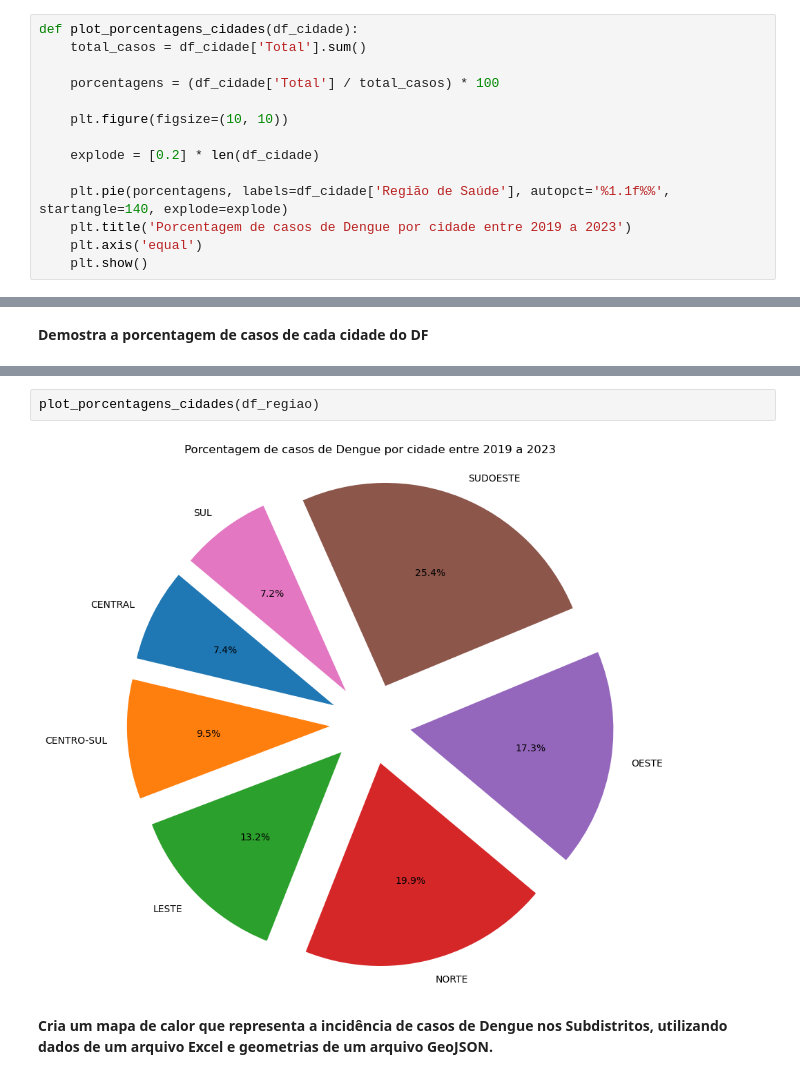
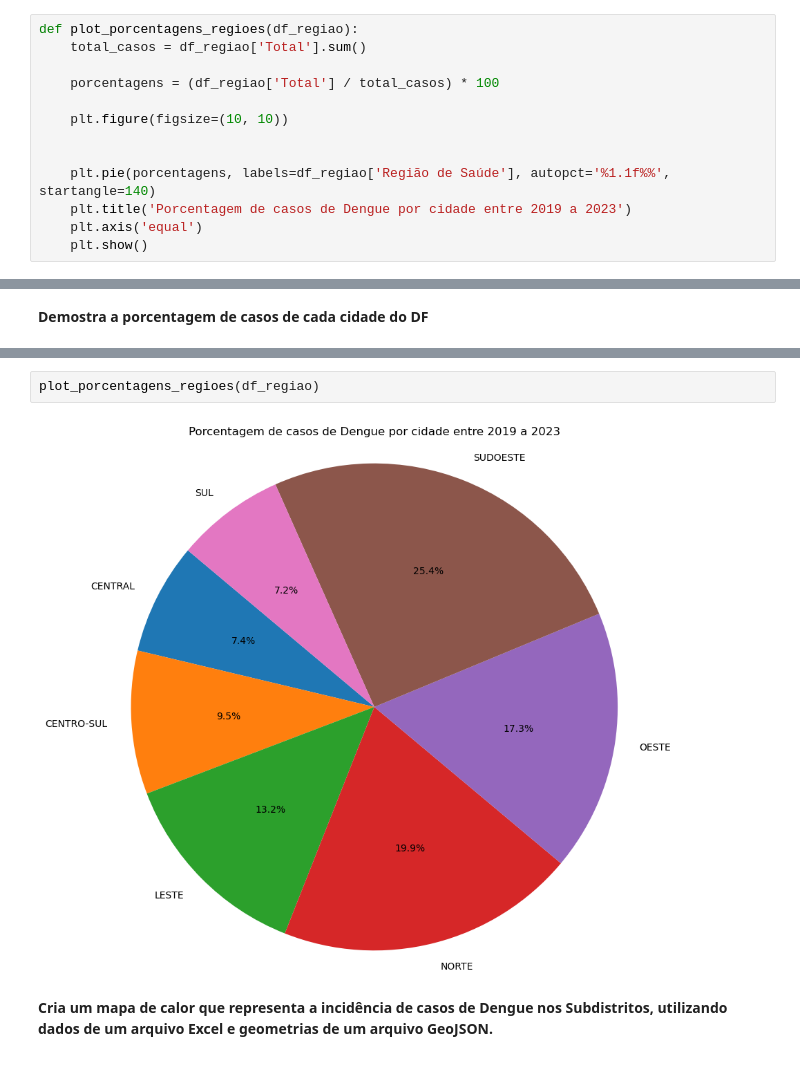
Before and after one commit to 07Dalmaso/-An-lise-Preditiva-cMonitoramento-Epidemiol-gico-da-Dengue-no-Distrito-Federal-2019-2023-, a Jupyter notebook: dengue.ipynb, the cells around one changed output, grey strips where cells are left out. Cells and saved outputs as stored; diff of their text form.

Commit message:
Alterando graficos para a visualização da porcentagem

```diff
--- a/dengue.ipynb
+++ b/dengue.ipynb
@@ -9,14 +33,13 @@ import matplotlib.pyplot as plt
 # %%
-def plot_porcentagens_cidades(df_cidade):
-    total_casos = df_cidade['Total'].sum()
+def plot_porcentagens_regioes(df_regiao):
+    total_casos = df_regiao['Total'].sum()
 
-    porcentagens = (df_cidade['Total'] / total_casos) * 100
+    porcentagens = (df_regiao['Total'] / total_casos) * 100
 
     plt.figure(figsize=(10, 10))
 
-    explode = [0.2] * len(df_cidade)
 
-    plt.pie(porcentagens, labels=df_cidade['Região de Saúde'], autopct='%1.1f%%', startangle=140, explode=explode)
+    plt.pie(porcentagens, labels=df_regiao['Região de Saúde'], autopct='%1.1f%%', startangle=140)
     plt.title('Porcentagem de casos de Dengue por cidade entre 2019 a 2023')
     plt.axis('equal')
     plt.show()
@@ -246,7 +333,7 @@ plot_porcentagens_cidades(df_cidade)
 # %%
-plot_porcentagens_cidades(df_regiao)
+plot_porcentagens_regioes(df_regiao)
 # %% [output]
-[figure, old version]
+[figure, new version]
 # %% [markdown]
 **Cria um mapa de calor que representa a incidência de casos de Dengue nos Subdistritos, utilizando dados de um arquivo Excel e geometrias de um arquivo GeoJSON.**
 # %%
```
Also changed, not shown: parts of 8 cells of this notebook, 2 other files.
